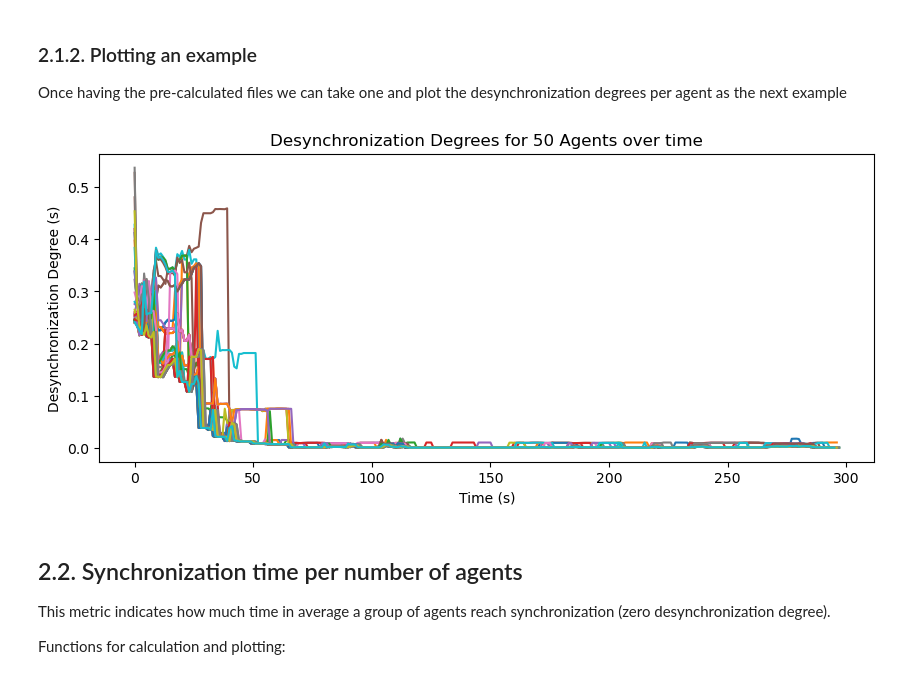
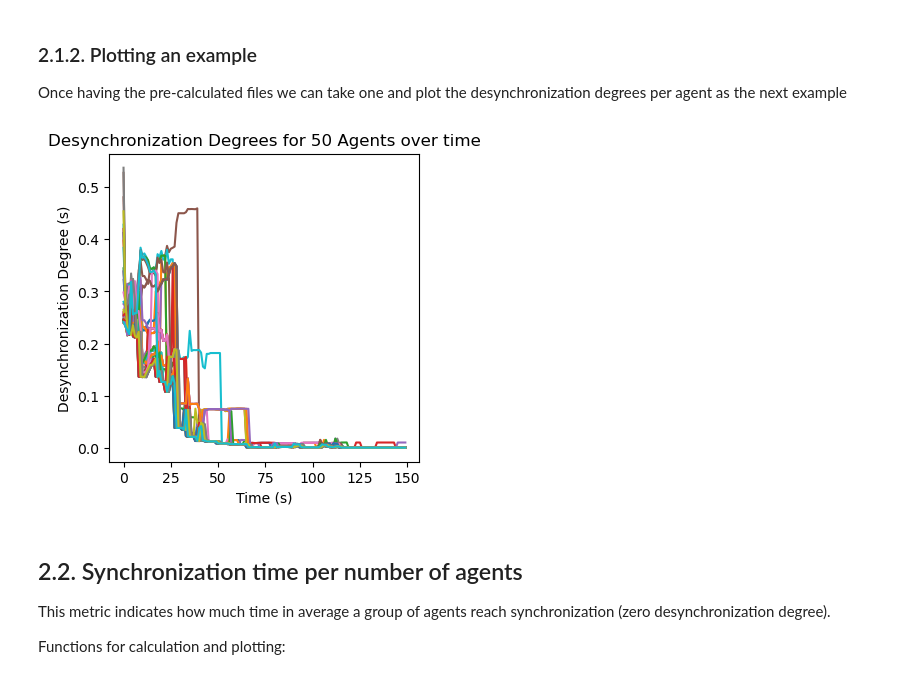
Before and after one commit to pedro-lucas-bravo/self_assembly_sync_music, a Jupyter notebook: data_analysis/self-assembly-data-analysis-sync.ipynb, the cells around one changed output. Cells and saved outputs as stored; diff of their text form; code cells hidden in the pictures.

```diff
--- a/data_analysis/self-assembly-data-analysis-sync.ipynb
+++ b/data_analysis/self-assembly-data-analysis-sync.ipynb
@@ -117,10 +137,12 @@ def SyncErrorPerAgent(file_path):
 
 
 # Function to plot the Desynchronization Degree per agent
-def PlotSyncError(all_mean_differences, save_file = False, agents_size = 0, file_path_fig = 'figures/'):
-    plt.figure(figsize=(10, 4))
+def PlotSyncError(all_mean_differences, save_file = False, agents_size = 0, file_path_fig = 'figures/', figsize = (10, 4), max_time = None):
+    plt.figure(figsize=figsize)
     min_len = sys.maxsize
     for mean_differences in all_mean_differences:
+        if max_time is not None:
+            mean_differences = mean_differences[:max_time]
         plt.plot(mean_differences)
         len_means = len(mean_differences)
         if len_means < min_len:
@@ -167,17 +189,17 @@ Once having the pre-calculated files we can take one and plot the desynchronizat
 # %%
 import pickle
 
 # Specify the file path
 file_path = "data/sync_struct_5_100/size-50-join-5/DIFF-SYNC-2024_05_05_09_14_52-N-50-ls-1-hs-1-wt-1-jt-5-jr-2-js-6-rb-2-f-1.pkl"
 
 # Load the data from the file
 with open(file_path, "rb") as file:
     sync_errors = pickle.load(file)
 
 # Print the retrieved array
-PlotSyncError(sync_errors, save_file = True, agents_size = 50, file_path_fig = 'figures/')
+PlotSyncError(sync_errors, save_file = True, agents_size = 50, file_path_fig = 'figures/', figsize = (4, 4), max_time = 150)
 # %% [output]
-[figure, old version]
+[figure, new version]
 # %% [markdown]
 ## 2.2. Synchronization time per number of agents
 
```
Also changed, not shown: parts of 4 cells of this notebook, 1 other file.
